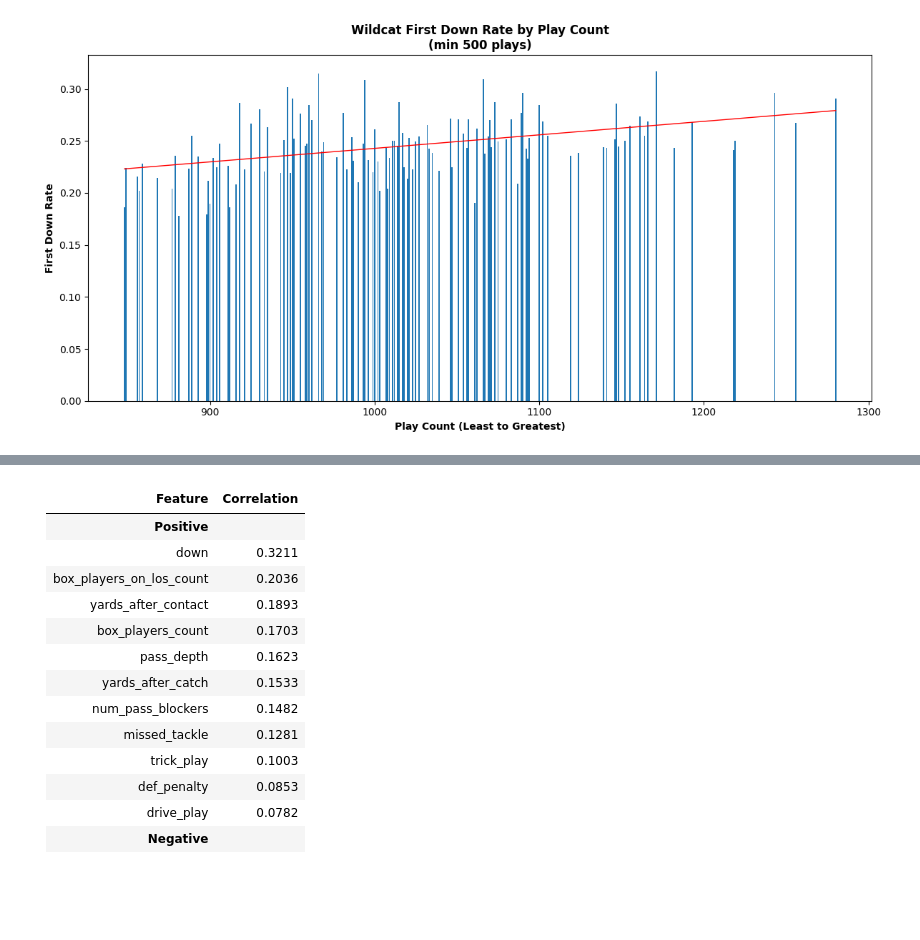
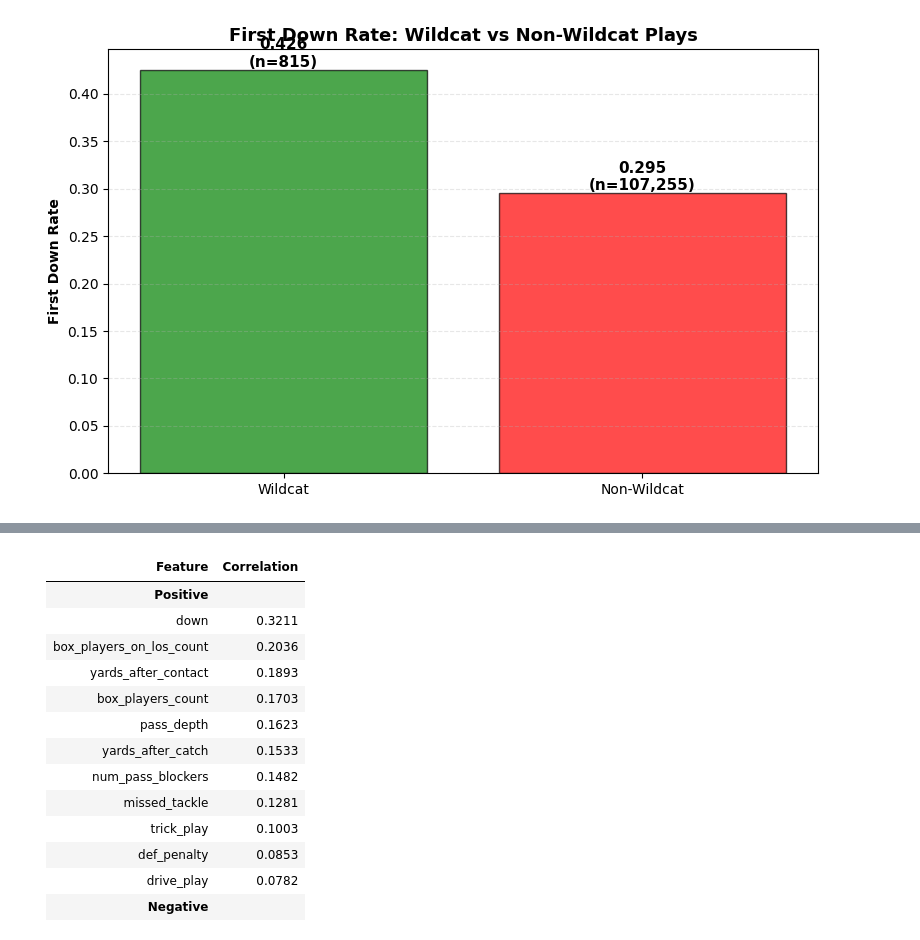
Before and after one commit to bchm513/football_wildcats, a Jupyter notebook: research.ipynb, the cells around one changed output, grey strips where cells are left out. Saved outputs shown, nothing was run; the diff lists cells and outputs as text; code cells hidden in the pictures; blank space fills up the shorter version.

```diff
--- a/research.ipynb
+++ b/research.ipynb
@@ -41,30 +47,30 @@ wildcat_teams.sort_values('plays', ascending=False)
-# %%
-filtered = (
-    teams[teams['plays'] > 500]
-    .sort_values(by='plays', ascending=True)
-)
-
-x = filtered['plays']
-y = filtered['first_down_rate']
-
-plt.figure(figsize=(12, 6))
-
-# Bars
-plt.bar(x, y)
-
-z = np.polyfit(x, y, 1)
-p = np.poly1d(z)
-
-# Smooth line across range
-x_line = np.linspace(x.min(), x.max(), 100)
-plt.plot(x_line, p(x_line), linewidth=1, color='red')
-
-plt.xlabel('Play Count (Least to Greatest)', fontweight='bold')
-plt.ylabel('First Down Rate', fontweight='bold')
-plt.title('Wildcat First Down Rate by Play Count\n(min 500 plays)',
-          fontweight='bold')
-
-plt.tight_layout()
-plt.show()
-# %% [output]
-[figure, removed]
+# %%
+wildcat = plays[plays['wildcat_play'] == 1]
+non_wildcat = plays[plays['wildcat_play'] == 0]
+
+comparison = pd.DataFrame({
+    'group': ['Wildcat', 'Non-Wildcat'],
+    'first_down_rate': [
+        wildcat['first_down_gained_numeric'].mean(),
+        non_wildcat['first_down_gained_numeric'].mean()
+    ],
+    'plays': [len(wildcat), len(non_wildcat)]
+})
+
+fig, ax = plt.subplots(figsize=(8, 5))
+
+colors = ['green' if r > comparison['first_down_rate'].mean() else 'red' for r in comparison['first_down_rate']]
+bars = ax.bar(comparison['group'], comparison['first_down_rate'], color=colors, alpha=0.7, edgecolor='black')
+
+for bar, (_, row) in zip(bars, comparison.iterrows()):
+    ax.text(bar.get_x() + bar.get_width()/2, bar.get_height(),
+            f"{row['first_down_rate']:.3f}\n(n={row['plays']:,})",
+            ha='center', va='bottom', fontsize=11, fontweight='bold')
+
+ax.set_ylabel('First Down Rate', fontweight='bold')
+ax.set_title('First Down Rate: Wildcat vs Non-Wildcat Plays', fontweight='bold', fontsize=13)
+ax.grid(axis='y', alpha=0.3, linestyle='--')
+plt.tight_layout()
+plt.show()
+# %% [output]
+[figure, added]
```
Also changed, not shown: parts of 7 cells of this notebook, 1 other file.
